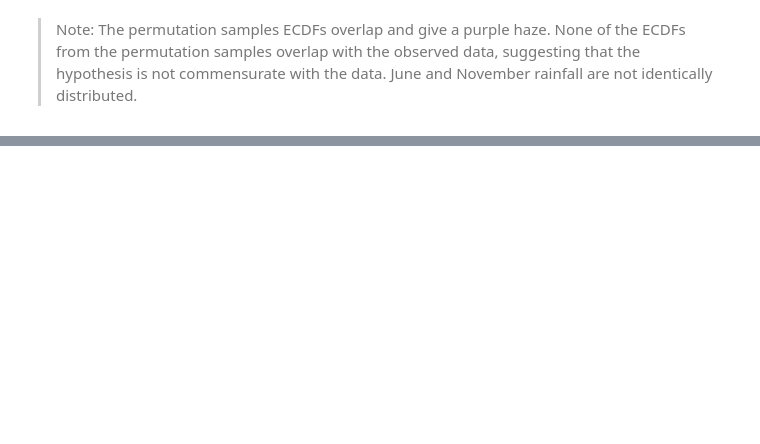
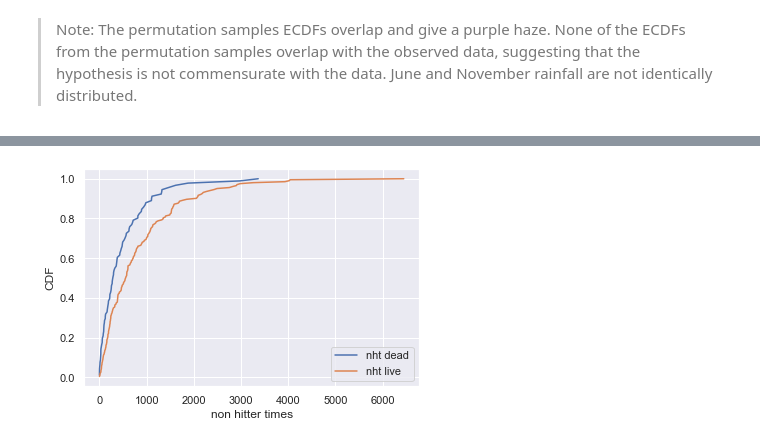
Before and after one commit to VictorOmondi1997/Statistical-Thinking-in-Python-Part-2-, a Jupyter notebook: Statistical Thinking in Python (Part 2).ipynb, the cells around one changed output, grey strips where cells are left out. Saved outputs shown, nothing was run; the diff lists cells and outputs as text; code cells hidden in the pictures; blank space fills up the shorter version.

```diff
--- a/Statistical Thinking in Python (Part 2).ipynb
+++ b/Statistical Thinking in Python (Part 2).ipynb
@@ -740,0 +973,30 @@ plt.show()
+# %%
+nht_dead = np.array([  -1,  894,   10,  130,    1,  934,   29,    6,  485,  254,  372,
+         81,  191,  355,  180,  286,   47,  269,  361,  173,  246,  492,
+        462, 1319,   58,  297,   31, 2970,  640,  237,  434,  570,   77,
+        271,  563, 3365,   89,    0,  379,  221,  479,  367,  628,  843,
+       1613, 1101,  215,  684,  814,  278,  324,  161,  219,  545,  715,
+        966,  624,   29,  450,  107,   20,   91, 1325,  124, 1468,  104,
+       1309,  429,   62, 1878, 1104,  123,  251,   93,  188,  983,  166,
+         96,  702,   23,  524,   26,  299,   59,   39,   12,    2,  308,
+       1114,  813,  887])
+# %%
+nht_live = np.array([ 645, 2088,   42, 2090,   11,  886, 1665, 1084, 2900, 2432,  750,
+       4021, 1070, 1765, 1322,   26,  548, 1525,   77, 2181, 2752,  127,
+       2147,  211,   41, 1575,  151,  479,  697,  557, 2267,  542,  392,
+         73,  603,  233,  255,  528,  397, 1529, 1023, 1194,  462,  583,
+         37,  943,  996,  480, 1497,  717,  224,  219, 1531,  498,   44,
+        288,  267,  600,   52,  269, 1086,  386,  176, 2199,  216,   54,
+        675, 1243,  463,  650,  171,  327,  110,  774,  509,    8,  197,
+        136,   12, 1124,   64,  380,  811,  232,  192,  731,  715,  226,
+        605,  539, 1491,  323,  240,  179,  702,  156,   82, 1397,  354,
+        778,  603, 1001,  385,  986,  203,  149,  576,  445,  180, 1403,
+        252,  675, 1351, 2983, 1568,   45,  899, 3260, 1025,   31,  100,
+       2055, 4043,   79,  238, 3931, 2351,  595,  110,  215,    0,  563,
+        206,  660,  242,  577,  179,  157,  192,  192, 1848,  792, 1693,
+         55,  388,  225, 1134, 1172, 1555,   31, 1582, 1044,  378, 1687,
+       2915,  280,  765, 2819,  511, 1521,  745, 2491,  580, 2072, 6450,
+        578,  745, 1075, 1103, 1549, 1520,  138, 1202,  296,  277,  351,
+        391,  950,  459,   62, 1056, 1128,  139,  420,   87,   71,  814,
+        603, 1349,  162, 1027,  783,  326,  101,  876,  381,  905,  156,
+        419,  239,  119,  129,  467])
@@ -740,0 +1020,12 @@ plt.show()
+# %%
+x_dead, y_dead = ecdf(nht_dead)
+x_live, y_live = ecdf(nht_live)
+
+_ = plt.plot(x_dead, y_dead)
+_ = plt.plot(x_live, y_live)
+_ = plt.xlabel("non hitter times")
+_ = plt.legend(["nht dead", "nht live"])
+_ = plt.ylabel("CDF")
+plt.show()
+# %% [output]
+[figure, added]
```
Also changed, not shown: parts of 52 cells of this notebook.
